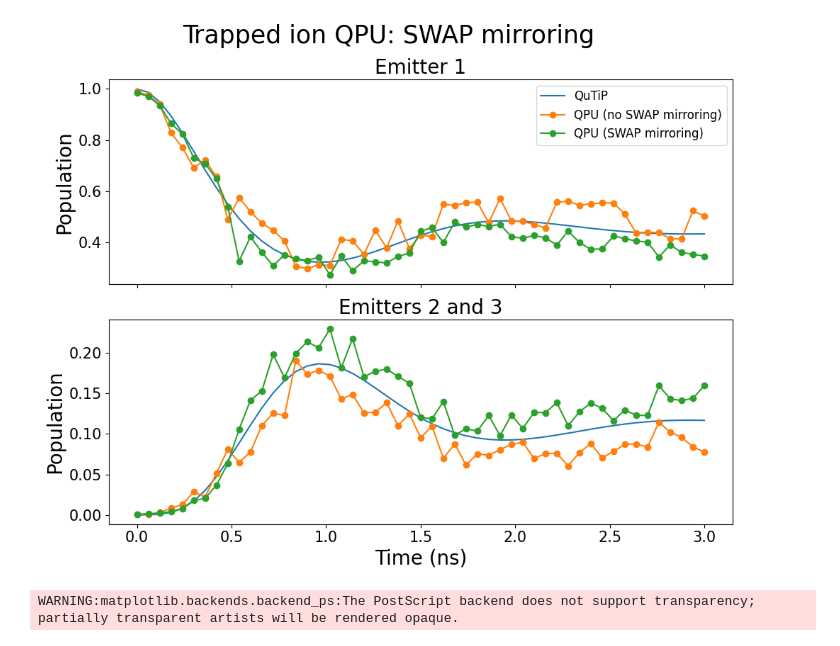
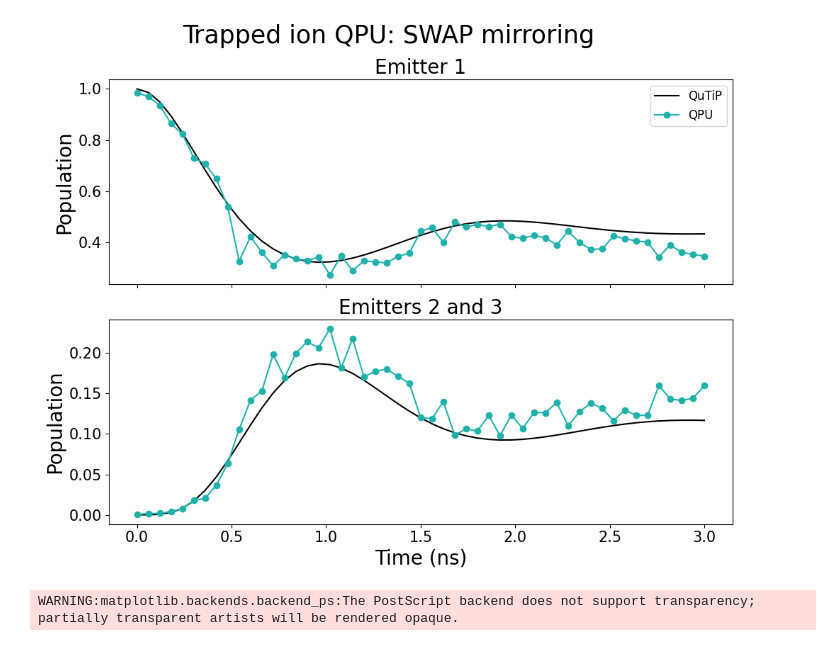
Before and after one commit to radulaski/CQED_quantum_simulation, a Jupyter notebook: notebooks/QSCOUT_mirror_swaps.ipynb, the cells around one changed output. Saved outputs shown, nothing was run; the diff lists cells and outputs as text; code cells hidden in the pictures.

Commit message:
Redo QSCOUT plots to add error bars and color-coding

```diff
--- a/notebooks/QSCOUT_mirror_swaps.ipynb
+++ b/notebooks/QSCOUT_mirror_swaps.ipynb
@@ -58,30 +58,30 @@ qutip_results = solve_master_equation(N, g, kappa, initial_state, times)
 # %%
 fig, axes = plt.subplots(2, 1, figsize=(10, 8))
 
 axes[0].set_title("Emitter 1", fontsize=20)
-axes[0].plot(qutip_results.index, qutip_results["Emitter 1"], label="QuTiP")
-axes[0].plot(times, superstaq_results["1000"], marker='o', label="QPU (no SWAP mirroring)")
-axes[0].plot(times, mirror_swaps_results["1000"], marker='o', label="QPU (SWAP mirroring)")
+axes[0].plot(qutip_results.index, qutip_results["Emitter 1"], label="QuTiP", color='black')
+# axes[0].plot(times, superstaq_results["1000"], marker='o', label="QPU (no SWAP mirroring)")
+axes[0].plot(times, mirror_swaps_results["1000"], marker='o', label="QPU", color='#20b2aa')
 axes[0].set_ylabel("Population", fontsize=20)
 axes[0].legend(fontsize=12)
 axes[0].tick_params(axis='y', labelsize=15)
 axes[0].set_xticklabels([])
 
 axes[1].set_title("Emitters 2 and 3", fontsize=20)
-axes[1].plot(qutip_results.index, qutip_results["Emitter 2"], label="QuTiP")
-axes[1].plot(times, superstaq_results["avg_0100_0010"], marker='o', label="QPU (no SWAP mirroring)")
-axes[1].plot(times, mirror_swaps_results["avg_0100_0010"], marker='o', label="QPU (SWAP mirroring)")
+axes[1].plot(qutip_results.index, qutip_results["Emitter 2"], label="QuTiP", color='black')
+# axes[1].plot(times, superstaq_results["avg_0100_0010"], marker='o', label="QPU (no SWAP mirroring)")
+axes[1].plot(times, mirror_swaps_results["avg_0100_0010"], marker='o', label="QPU", color='#20b2aa')
 
 axes[1].set_ylabel("Population", fontsize=20)
 axes[1].tick_params(axis='y', labelsize=15)
 axes[1].tick_params(axis='x', labelsize=15)
 
 axes[1].set_xlabel("Time (ns)", fontsize=20)
 
 fig.suptitle("Trapped ion QPU: SWAP mirroring", fontsize=25)
 plt.tight_layout()
 # %% [output]
-[figure, old version]
+[figure, new version]
 # %%
 fig.savefig("../figures/QSCOUT_mirror_swaps.eps")
 # %% [output]
```
Also changed, not shown: parts of 1 cell of this notebook, 13 other files.
